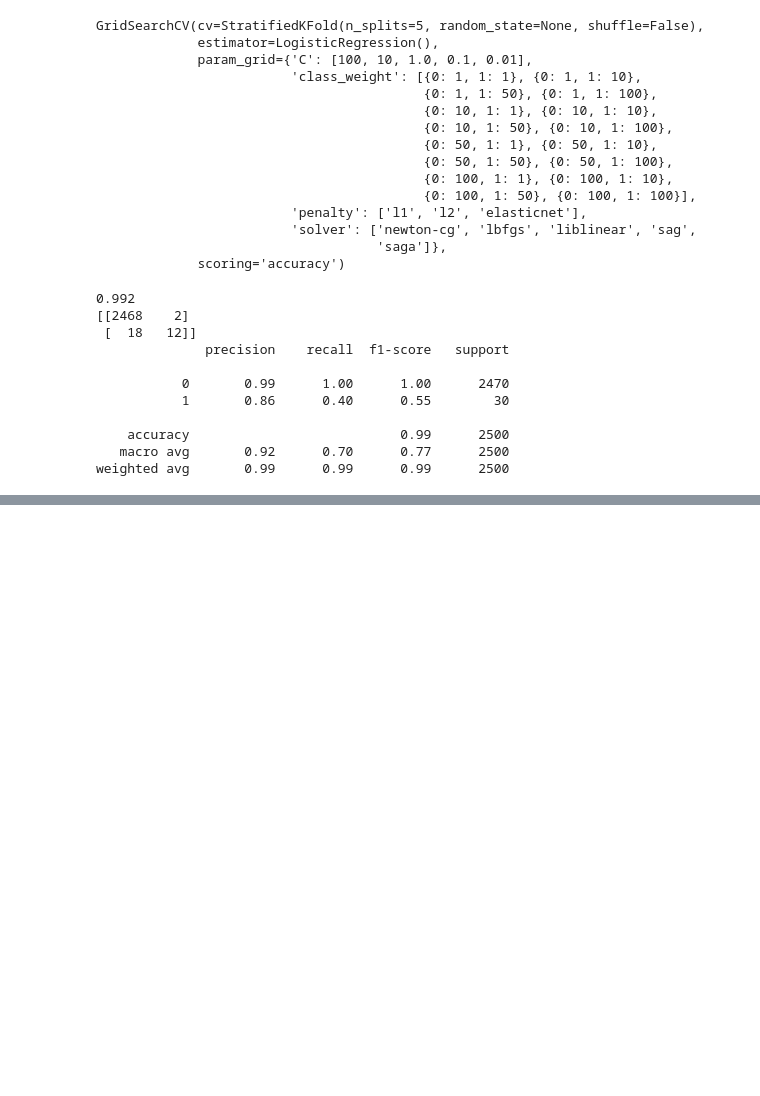
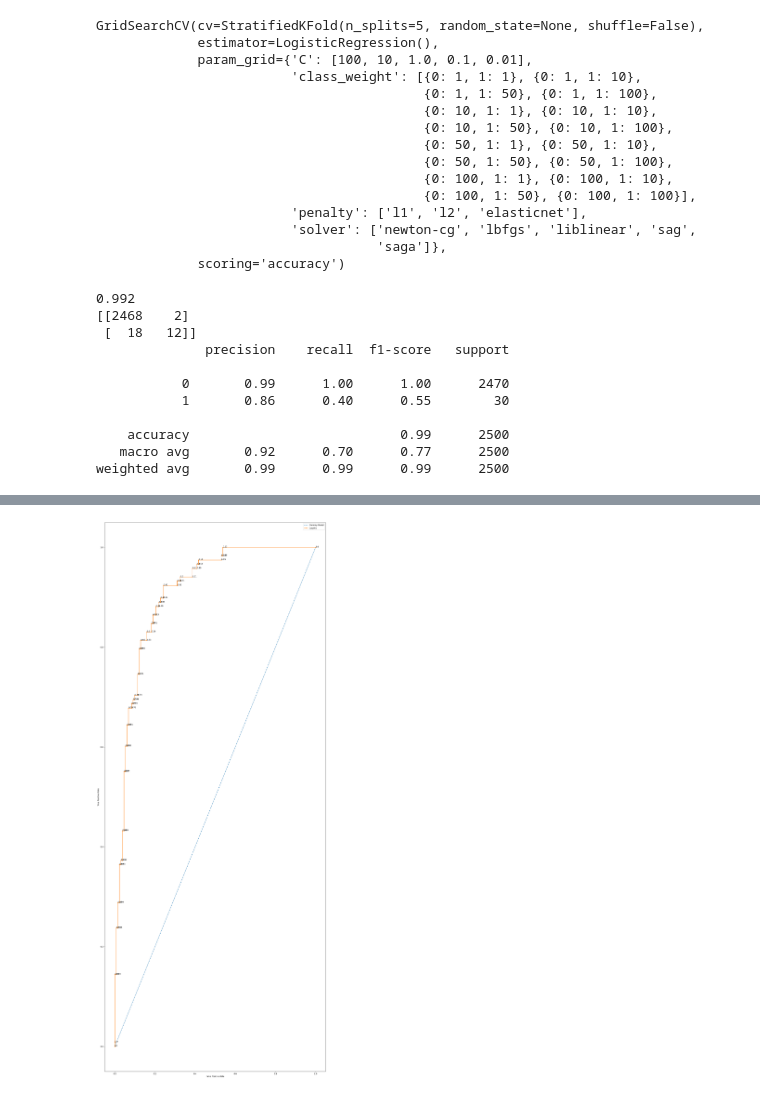
Before and after one commit to sukriti-waani/Machine-Learning, a Jupyter notebook: 5-Logistic_Regression/5.4-implementation.ipynb, the cells around one changed output, grey strips where cells are left out. Drawn from its saved outputs; the diff is of its cells as text; code cells hidden in the pictures; blank space fills up the shorter version.

```diff
--- a/5-Logistic_Regression/5.4-implementation.ipynb
+++ b/5-Logistic_Regression/5.4-implementation.ipynb
@@ -727,0 +962,34 @@ weighted avg       0.99      0.99      0.99      2500
+# %%
+import numpy as np   # Import numpy library for numerical operations
+
+# Create a large figure for the plot
+fig = pyplot.figure(figsize=(20, 50))
+
+# Add a single subplot (one graph area) to the figure
+ax = fig.add_subplot(111)
+
+# Plot ROC curve for the dummy (no-skill) model using dashed line
+ax.plot(dummy_fpr, dummy_tpr, linestyle='--', label='Dummy Model')
+
+# Plot ROC curve for the Logistic Regression model using dot markers
+ax.plot(model_fpr, model_tpr, marker='.', label='Logistic')
+
+# Loop through False Positive Rate, True Positive Rate and threshold values together
+for fpr, tpr, thr in zip(model_fpr, model_tpr, thresholds):
+    # Write the threshold value near each ROC point
+    # np.round(thr, 2) rounds the threshold to 2 decimal places
+    ax.annotate(str(np.round(thr, 2)), xy=(fpr, tpr))
+
+# Set label for X-axis
+ax.set_xlabel('False Positive Rate')
+
+# Set label for Y-axis
+ax.set_ylabel('True Positive Rate')
+
+# Show legend to identify each ROC curve
+ax.legend()
+
+# Display the ROC curve plot
+pyplot.show()
+# %% [output]
+[figure, added]
```
Also changed, not shown: parts of 15 cells of this notebook.
